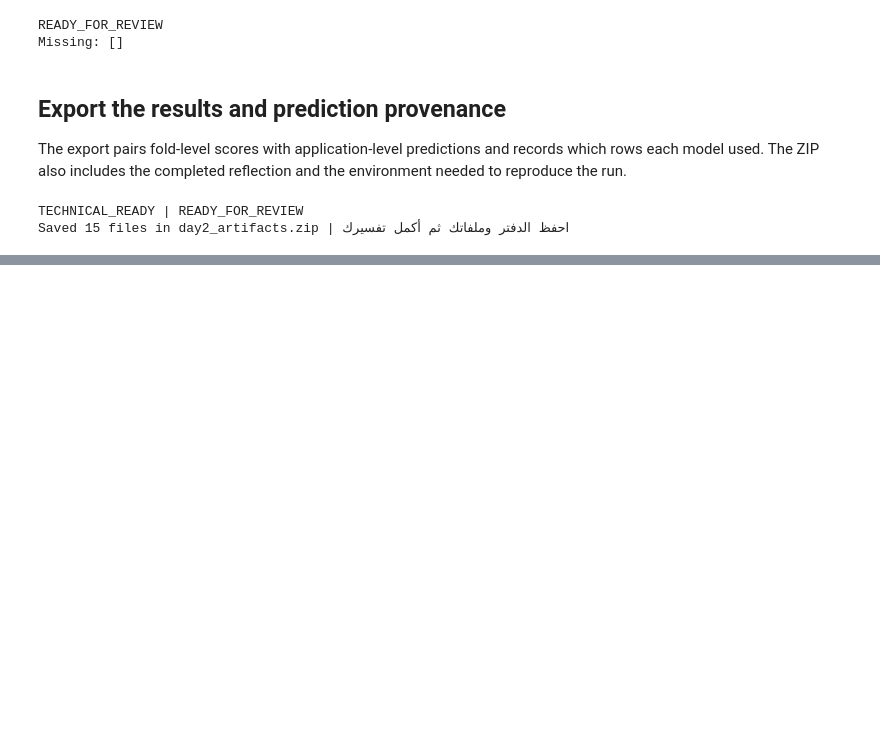
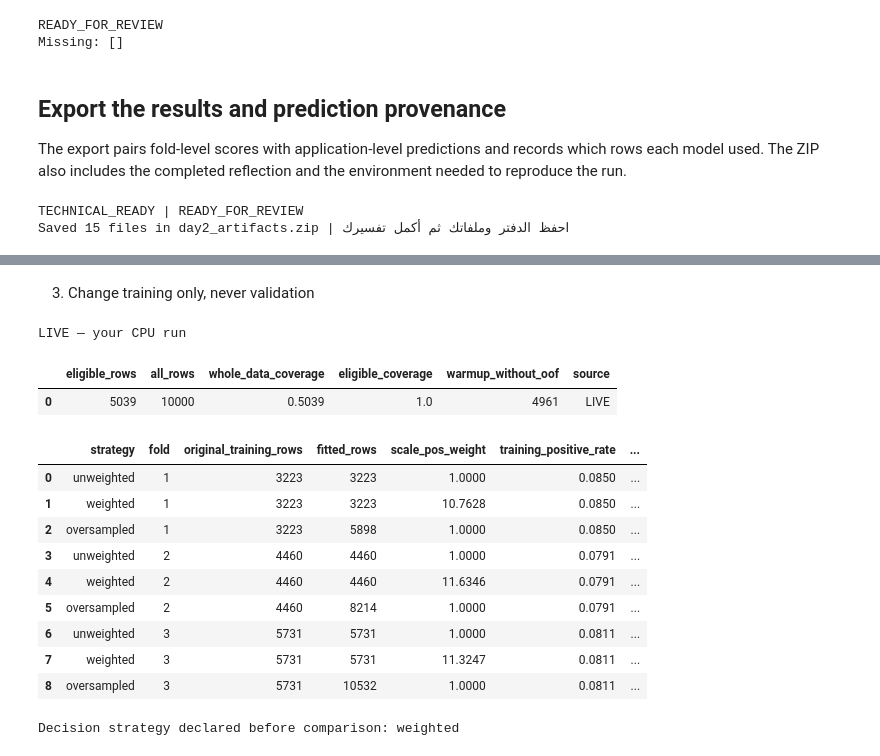
Before and after one commit to aljuharaalshagri/Tamweel_SDAIA_AdvanceML, a Jupyter notebook: notebooks/Tamweel_aljuharaalshagri.ipynb, the cells around one changed output, grey strips where cells are left out. Cells and saved outputs as stored; diff of their text form; code cells hidden in the pictures; blank space fills up the shorter version.

```diff
--- a/notebooks/Tamweel_aljuharaalshagri.ipynb
+++ b/notebooks/Tamweel_aljuharaalshagri.ipynb
@@ -1384,0 +1487,44 @@ Saved 15 files in day2_artifacts.zip | احفظ الدفتر وملفاتك ثم
+# %% [markdown]
+3. Change training only, never validation
+# %%
+fallback_reason = None
+if not USE_EXAMPLE:
+    try:
+        oof, model_report, provenance = generate_oof(train, contract, config)
+    except TrainingBudgetExpired as exc:
+        if ASSESSMENT_MODE:
+            raise
+        USE_EXAMPLE, fallback_reason = True, str(exc)
+if USE_EXAMPLE:
+    oof, example_info = load_example(ROOT / "data/day3_oof_example.csv",
+        ROOT / "data/day3_oof_example.json", train, folds, assessment_mode=ASSESSMENT_MODE)
+    model_report = pd.DataFrame(example_info["model_report"])
+    provenance = {"source": "EDUCATIONAL_EXAMPLE", "example_metadata": example_info,
+                  "fallback_reason": fallback_reason or "Learner selected discussion example"}
+SOURCE = oof.source.iloc[0]
+effective_config = example_info["config"] if USE_EXAMPLE else asdict(config)
+coverage = validate_oof(oof, train, folds)
+print("LIVE — your CPU run" if SOURCE == "LIVE" else
+      "EDUCATIONAL_EXAMPLE — discussion only; EXAMPLE_ONLY_NOT_SUBMITTABLE")
+display(pd.DataFrame([coverage]))
+display(model_report[["strategy", "fold", "original_training_rows", "fitted_rows",
+    "scale_pos_weight", "training_positive_rate", "fitted_positive_rate", "average_precision",
+    "train_seconds", "source"]].round(4))
+selected = oof[oof.strategy.eq(MODEL_FOR_DECISION)].copy()
+assert selected.application_id.is_unique
+print(f"Decision strategy declared before comparison: {MODEL_FOR_DECISION}")
+# %% [output]
+LIVE — your CPU run
+|  | eligible_rows | all_rows | whole_data_coverage | eligible_coverage | warmup_without_oof | source |
+| 0 | 5039 | 10000 | 0.5039 | 1.0 | 4961 | LIVE |
+|  | strategy | fold | original_training_rows | fitted_rows | scale_pos_weight | training_positive_rate | ... |
+| 0 | unweighted | 1 | 3223 | 3223 | 1.0000 | 0.0850 | ... |
+| 1 | weighted | 1 | 3223 | 3223 | 10.7628 | 0.0850 | ... |
+| 2 | oversampled | 1 | 3223 | 5898 | 1.0000 | 0.0850 | ... |
+| 3 | unweighted | 2 | 4460 | 4460 | 1.0000 | 0.0791 | ... |
+| 4 | weighted | 2 | 4460 | 4460 | 11.6346 | 0.0791 | ... |
+| 5 | oversampled | 2 | 4460 | 8214 | 1.0000 | 0.0791 | ... |
+| 6 | unweighted | 3 | 5731 | 5731 | 1.0000 | 0.0811 | ... |
+| 7 | weighted | 3 | 5731 | 5731 | 11.3247 | 0.0811 | ... |
+| 8 | oversampled | 3 | 5731 | 10532 | 1.0000 | 0.0811 | ... |
+Decision strategy declared before comparison: weighted
```
Also changed, not shown: parts of 23 cells of this notebook.
